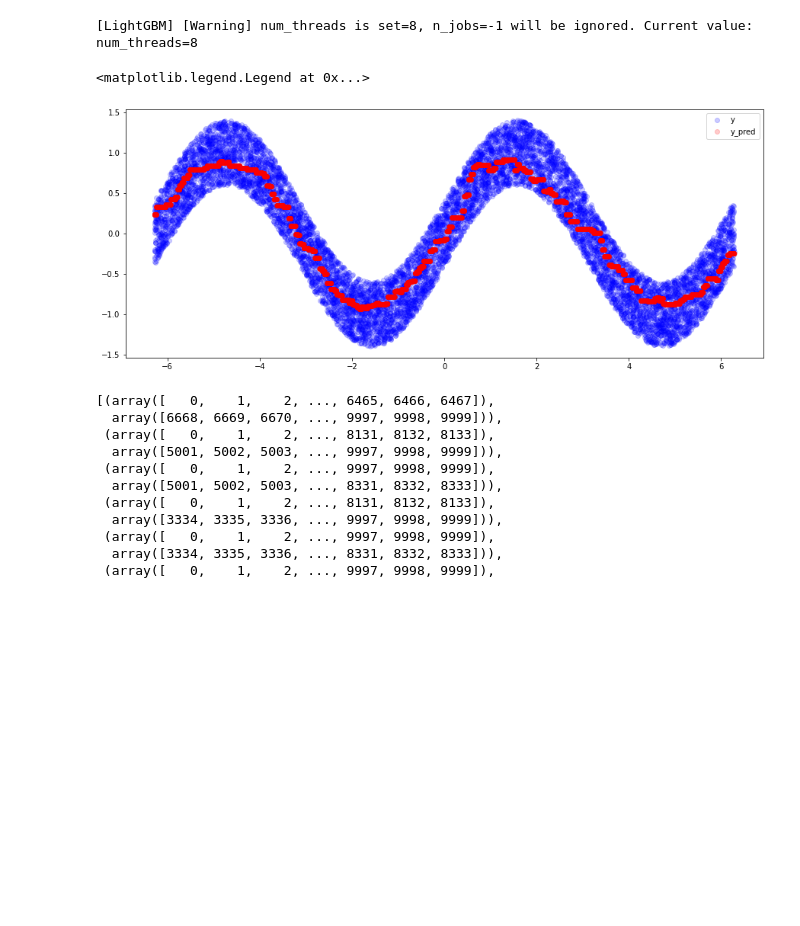
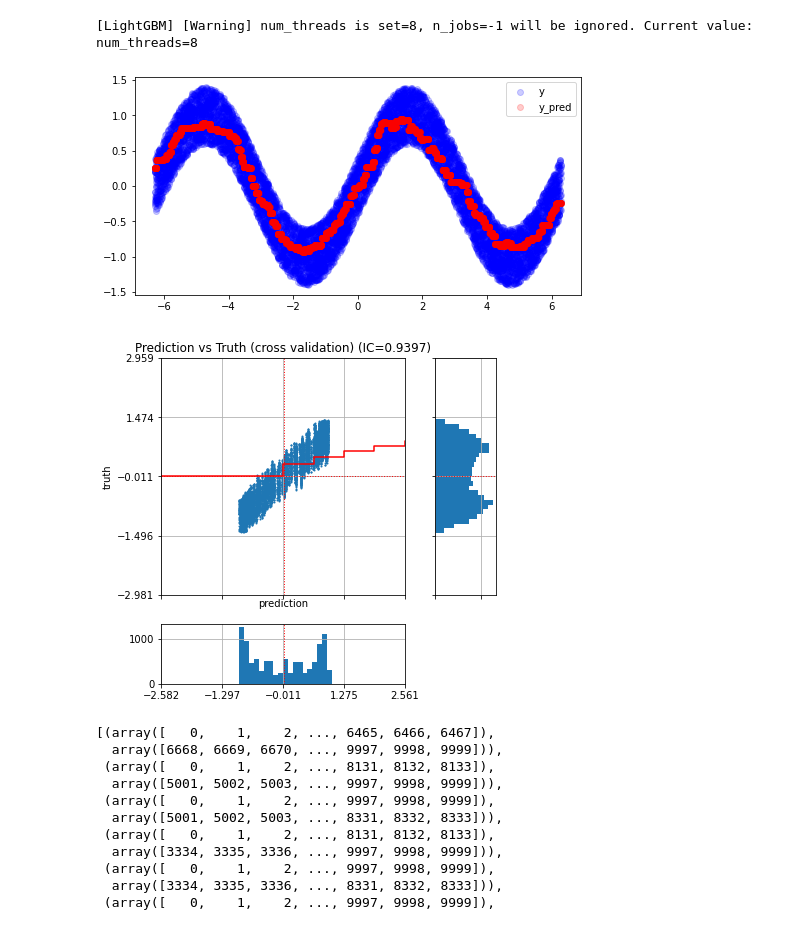
Before and after one commit to WannabeBotter/crypto_misc_jupyter, a Jupyter notebook: cpcv_test/cpcv_test.ipynb, the cells around one changed output. Saved outputs shown, nothing was run; the diff lists cells and outputs as text; code cells hidden in the pictures; blank space fills up the shorter version.

```diff
--- a/cpcv_test/cpcv_test.ipynb
+++ b/cpcv_test/cpcv_test.ipynb
@@ -40,30 +93,33 @@ display(df)
 # %%
 params = {
     'objective':'regression',
     'metric': 'rmse',
     'verbosity': -1,
     'boosting_type': 'gbdt',
     'extra_trees': True,
     'deterministic': True,
     'force_row_wise': True,
     'num_threads': 8
 }
 
 y_preds = np.zeros((1000, 3))
 x_train, y = np.reshape(x, (-1, 1)), y_noise
 
 lgbr = LGBMRegressor(**params)
 model = lgbr.fit(df[['x']], df['y_noise'])
 df['y_pred'] = model.predict(x_train)
 
-plt.figure(figsize=[15, 6])
+plt.figure(figsize=[8, 4])
 plt.scatter(df['x'], df['y_noise'], label='y', alpha=.2, color='blue')
 plt.scatter(df['x'], df['y_pred'], label='y_pred', alpha=.2, color='red')
 plt.legend()
+
+# 真値と予測値の関係を見る
+display_true_vs_pred(df['y_noise'], df['y_pred'], 'Prediction vs Truth (cross validation)')
 # %% [output]
 [LightGBM] [Warning] num_threads is set=8, n_jobs=-1 will be ignored. Current value: num_threads=8
-<matplotlib.legend.Legend at 0x...>
-[figure, old version]
+[figure, new version]
+[figure, added]
 # %%
 import optuna
 import optuna.integration.lightgbm as lgb_optuna
```
Also changed, not shown: parts of 5 cells of this notebook.
